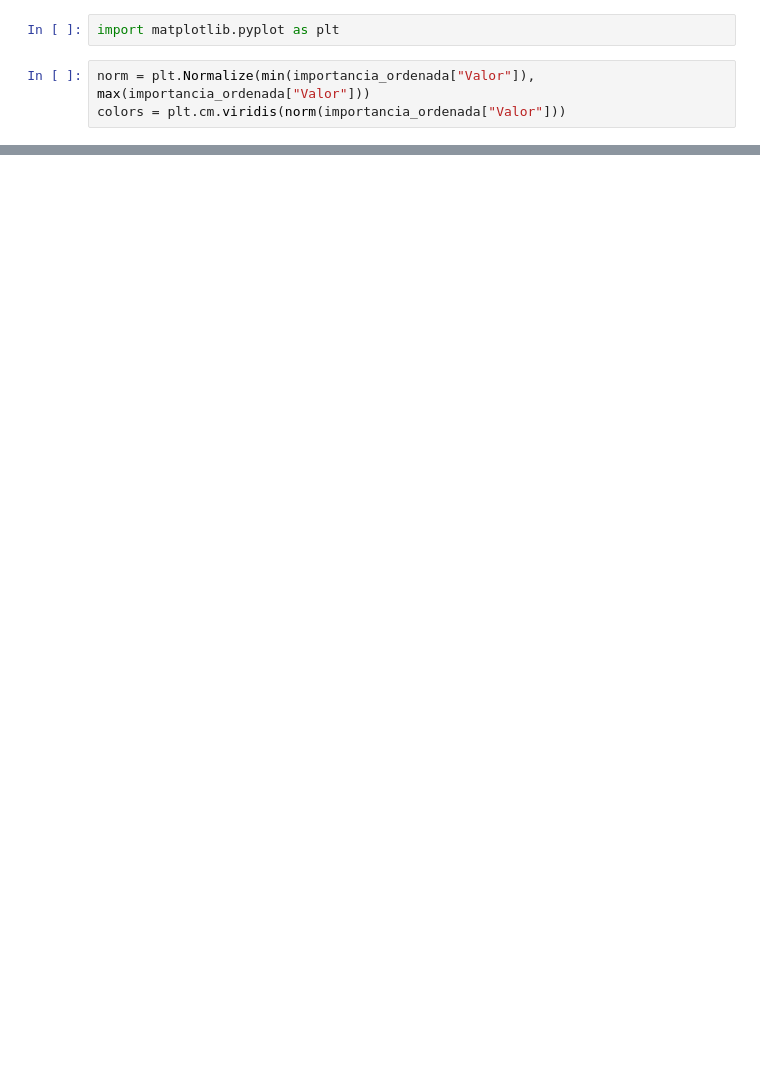
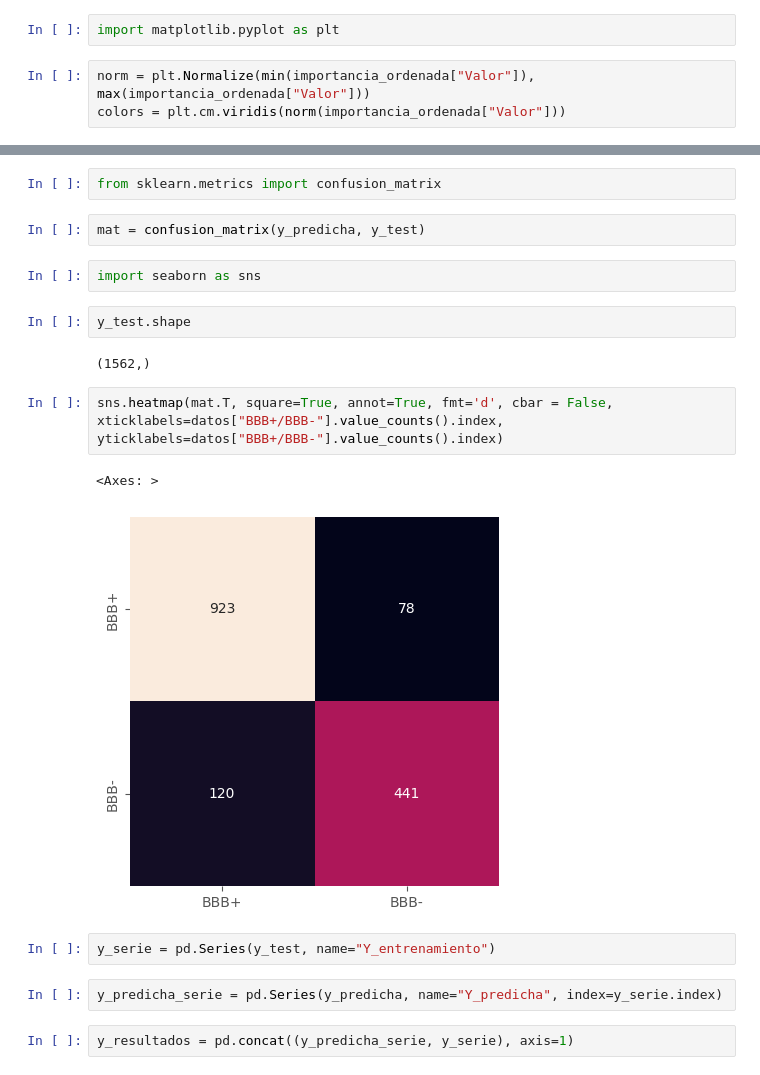
Before and after one commit to Eliud7720/Proyecto-Alzheimer-viejo, a Jupyter notebook: Barrera/modelos_con_descriptores/RF_con_descriptores.ipynb, the cells around one changed output, grey strips where cells are left out. Cells and saved outputs as stored; diff of their text form; blank space fills up the shorter version.

```diff
--- a/Barrera/modelos_con_descriptores/RF_con_descriptores.ipynb
+++ b/Barrera/modelos_con_descriptores/RF_con_descriptores.ipynb
@@ -185,0 +186,21 @@ plt.show()
+# %%
+from sklearn.metrics import confusion_matrix
+# %%
+mat = confusion_matrix(y_predicha, y_test)
+# %%
+import seaborn as sns
+# %%
+y_test.shape
+# %% [output]
+(1562,)
+# %%
+sns.heatmap(mat.T, square=True, annot=True, fmt='d', cbar = False, xticklabels=datos["BBB+/BBB-"].value_counts().index, yticklabels=datos["BBB+/BBB-"].value_counts().index)
+# %% [output]
+<Axes: >
+[figure, added]
+# %%
+y_serie = pd.Series(y_test, name="Y_entrenamiento")
+# %%
+y_predicha_serie = pd.Series(y_predicha, name="Y_predicha", index=y_serie.index)
+# %%
+y_resultados = pd.concat((y_predicha_serie, y_serie), axis=1)
```
Also changed, not shown: parts of 14 cells of this notebook, 20 other files.
